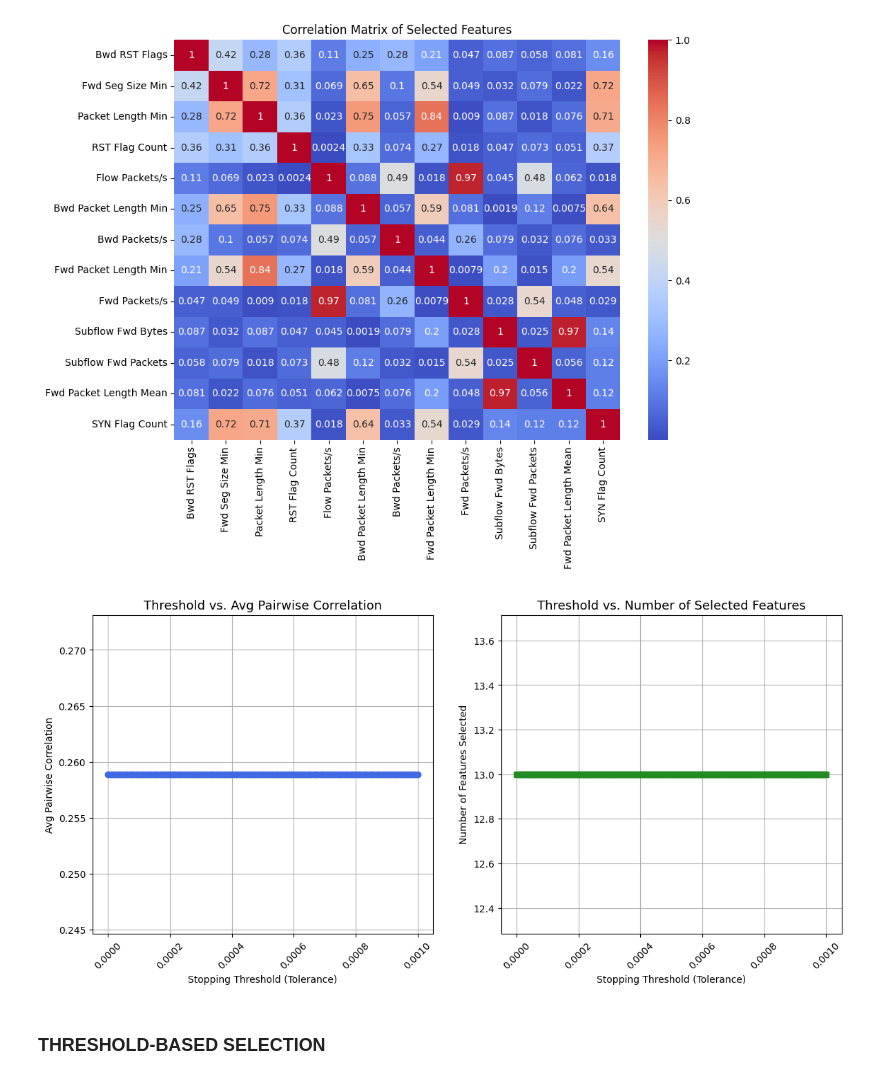
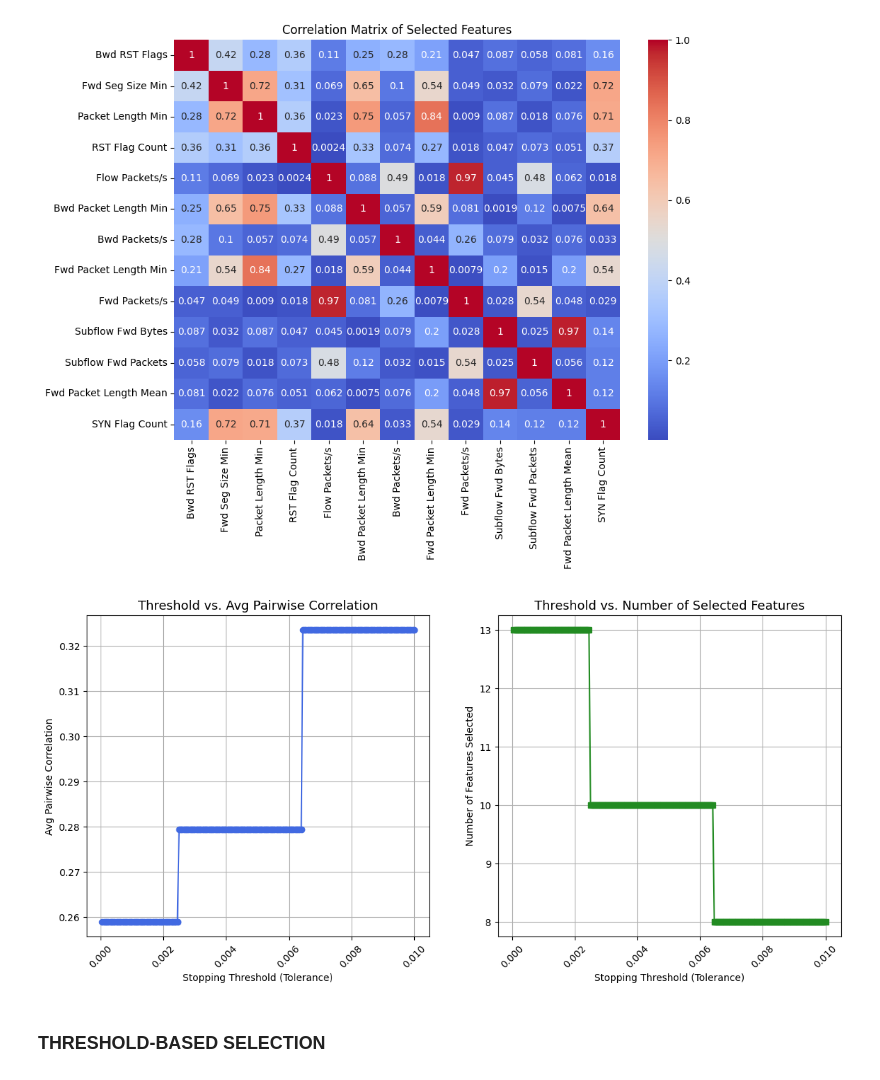
Before and after one commit to sav-1305/CIC-IDS-2017-ML-Optimization, a Jupyter notebook: 2.2-Correlation-FS.ipynb, the cells around one changed output. Cells and saved outputs as stored; diff of their text form; code cells hidden in the pictures.

```diff
--- a/2.2-Correlation-FS.ipynb
+++ b/2.2-Correlation-FS.ipynb
@@ -135,41 +135,41 @@ plt.show()
 # %% [output]
 [figure]
 # %%
-thresholds = np.linspace(1e-7, 1e-3, 200)
+thresholds = np.linspace(5e-5, 1e-2, 200)
 # thresholds = np.linspace(1e-4, 1e-2, 100)
 
 avg_corrs = []
 num_selected = []
 
 for tol in thresholds:
     selected_feats, avg_corr = greedy_forward_selection(
         corr_matrix=correlation_matrix,
         corr_with_target=corr_with_target,
         tolerance=tol
     )
     avg_corrs.append(avg_corr)
     num_selected.append(len(selected_feats))
 
 fig, axes = plt.subplots(1, 2, figsize=(14, 6))
 
 axes[0].plot(thresholds, avg_corrs, marker='o', color='royalblue')
 axes[0].set_title("Threshold vs. Avg Pairwise Correlation", fontsize=13)
 axes[0].set_xlabel("Stopping Threshold (Tolerance)")
 axes[0].set_ylabel("Avg Pairwise Correlation")
 axes[0].grid(True)
 
 axes[1].plot(thresholds, num_selected, marker='s', color='forestgreen')
 axes[1].set_title("Threshold vs. Number of Selected Features", fontsize=13)
 axes[1].set_xlabel("Stopping Threshold (Tolerance)")
 axes[1].set_ylabel("Number of Features Selected")
 axes[1].grid(True)
 
 axes[0].tick_params(axis='x', rotation=45)
 axes[1].tick_params(axis='x', rotation=45)
 
 plt.show()
 # %% [output]
-[figure, old version]
+[figure, new version]
 # %% [markdown]
 ### THRESHOLD-BASED SELECTION
 # %%
```
Also changed, not shown: parts of 1 cell of this notebook.
